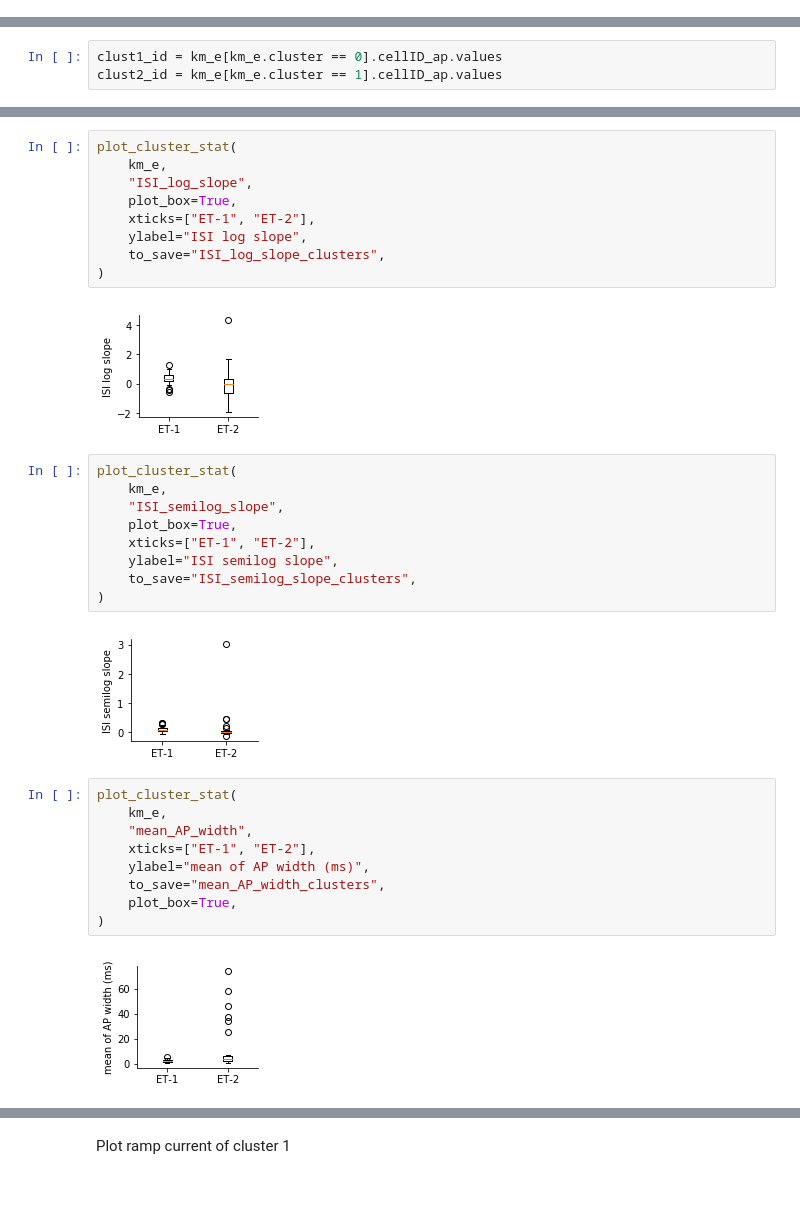
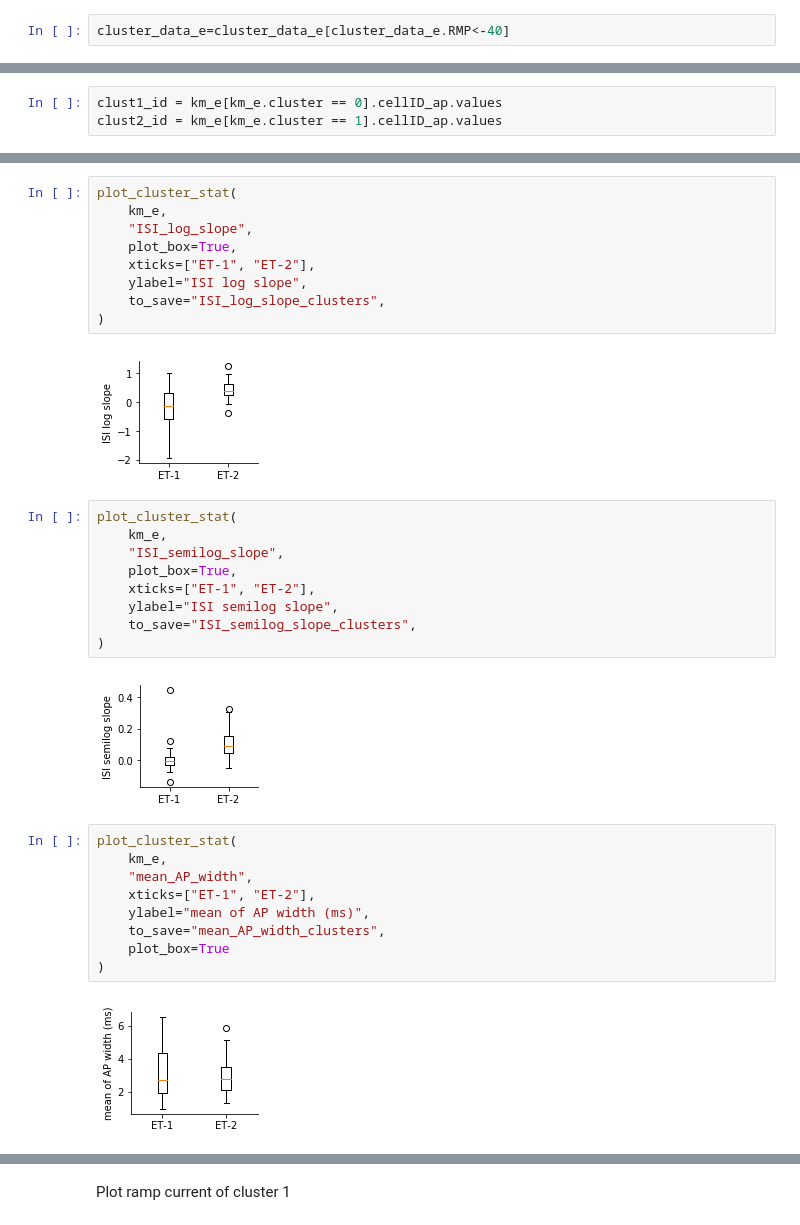
Before and after one commit to githubfzq/memory_lab, a Jupyter notebook: patch/analysis/20191107/patch & morphology analysis.ipynb, the cells around one changed output, grey strips where cells are left out. Drawn from its saved outputs; the diff is of its cells as text; blank space fills up the shorter version.

```diff
--- a/patch/analysis/20191107/patch & morphology analysis.ipynb
+++ b/patch/analysis/20191107/patch & morphology analysis.ipynb
@@ -383,3 +387,5 @@ cluster_data_e.head()
+# %%
+cluster_data_e=cluster_data_e[cluster_data_e.RMP<-40]
 # %%
 km_e = analysor.k_means(cluster_data_e, n_cluster=3, random_state=17)
 km_e.head()
@@ -625,7 +633,7 @@ plot_cluster_stat(
     to_save="ISI_log_slope_clusters",
 )
 # %% [output]
-[figure, old version]
+[figure, new version]
 # %%
 plot_cluster_stat(
     km_e,
@@ -636,18 +644,18 @@ plot_cluster_stat(
     to_save="ISI_semilog_slope_clusters",
 )
 # %% [output]
-[figure, old version]
+[figure, new version]
 # %%
 plot_cluster_stat(
     km_e,
     "mean_AP_width",
     xticks=["ET-1", "ET-2"],
     ylabel="mean of AP width (ms)",
     to_save="mean_AP_width_clusters",
-    plot_box=True,
+    plot_box=True
 )
 # %% [output]
-[figure, old version]
+[figure, new version]
 # %%
 plot_cluster_stat(
     km_e,
```
Also changed, not shown: parts of 47 cells of this notebook, 2 other files.
